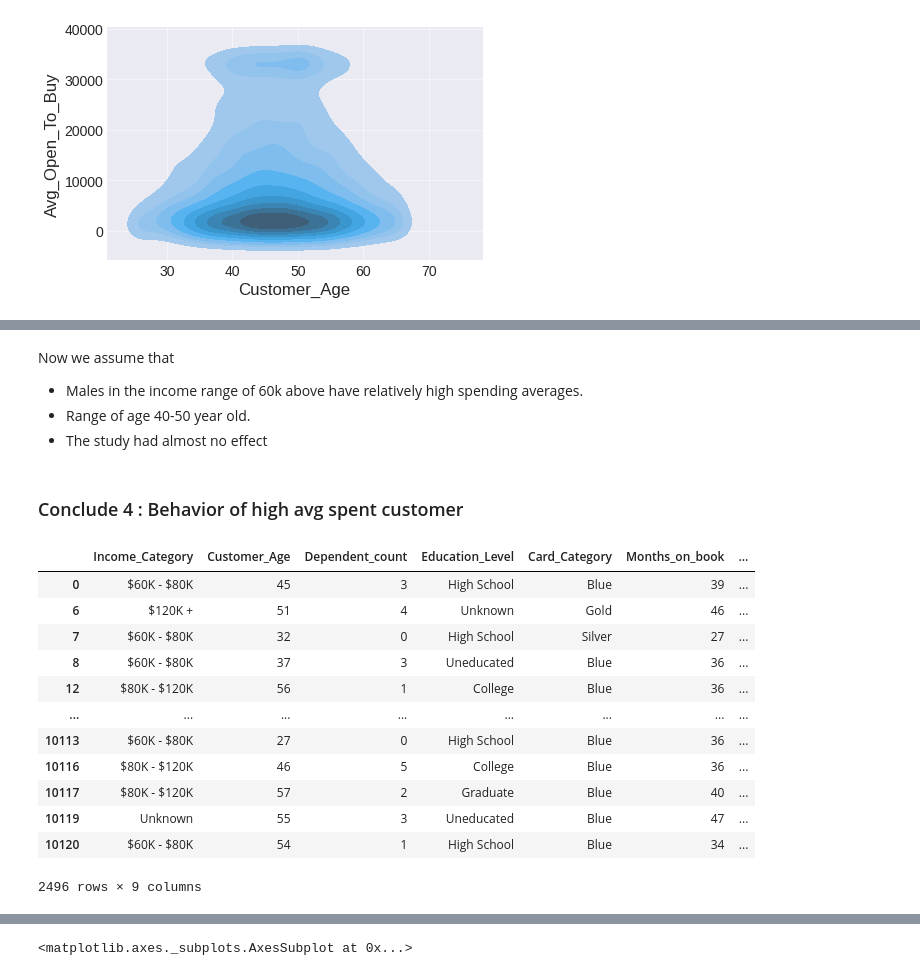
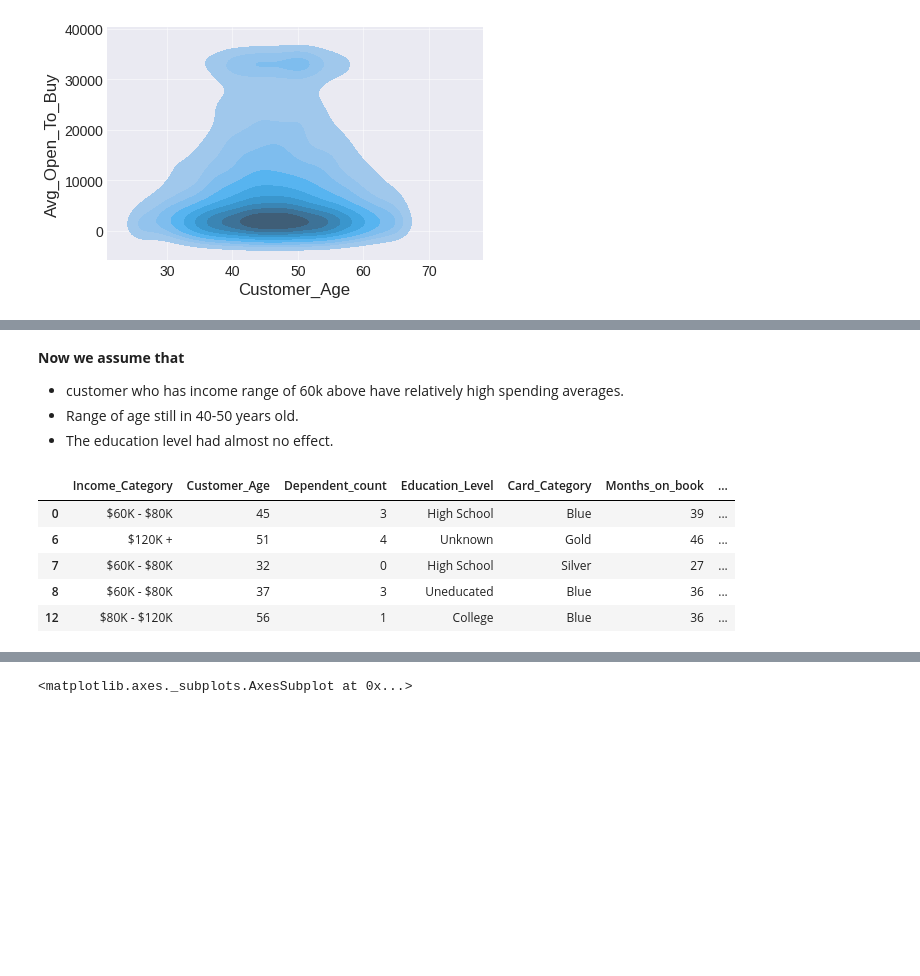
Before and after one commit to suphaporn7041/Data-analyst, a Jupyter notebook: BankChurners.ipynb, the cells around one changed output, grey strips where cells are left out. Cells and saved outputs as stored; diff of their text form; code cells hidden in the pictures; blank space fills up the shorter version.

```diff
--- a/BankChurners.ipynb
+++ b/BankChurners.ipynb
@@ -299,26 +282,17 @@ sns.kdeplot(x=df.Customer_Age, y=df.Avg_Open_To_Buy, fill=True, hue=None, thresh
 # %% [markdown]
-Now we assume that
-*  Males in the income range of 60k above have relatively high spending averages.
-*  Range of age 40-50 year old.
-*  The study had almost no effect
+**Now we assume that**
+*  customer who has income range of 60k above have relatively high spending averages.
+*  Range of age still in 40-50 years old.
+*  The education level had almost no effect.
-# %% [markdown]
-### Conclude 4 : Behavior of high avg spent customer
 # %%
 df_high = df.loc[df.Avg_Open_To_Buy > 10000 , ['Income_Category','Customer_Age','Dependent_count','Education_Level','Card_Category',
    'Months_on_book','Total_Relationship_Count','Total_Revolving_Bal','Avg_Open_To_Buy']]
 
-df_high
+df_high.head()
 # %% [output]
 |  | Income_Category | Customer_Age | Dependent_count | Education_Level | Card_Category | Months_on_book | ... |
 | 0 | $60K - $80K | 45 | 3 | High School | Blue | 39 | ... |
 | 6 | $120K + | 51 | 4 | Unknown | Gold | 46 | ... |
 | 7 | $60K - $80K | 32 | 0 | High School | Silver | 27 | ... |
 | 8 | $60K - $80K | 37 | 3 | Uneducated | Blue | 36 | ... |
 | 12 | $80K - $120K | 56 | 1 | College | Blue | 36 | ... |
-| ... | ... | ... | ... | ... | ... | ... | ... |
-| 10113 | $60K - $80K | 27 | 0 | High School | Blue | 36 | ... |
-| 10116 | $80K - $120K | 46 | 5 | College | Blue | 36 | ... |
-| 10117 | $80K - $120K | 57 | 2 | Graduate | Blue | 40 | ... |
-| 10119 | Unknown | 55 | 3 | Uneducated | Blue | 47 | ... |
-| 10120 | $60K - $80K | 54 | 1 | High School | Blue | 34 | ... |
-2496 rows × 9 columns
```
Also changed, not shown: parts of 101 cells of this notebook.
